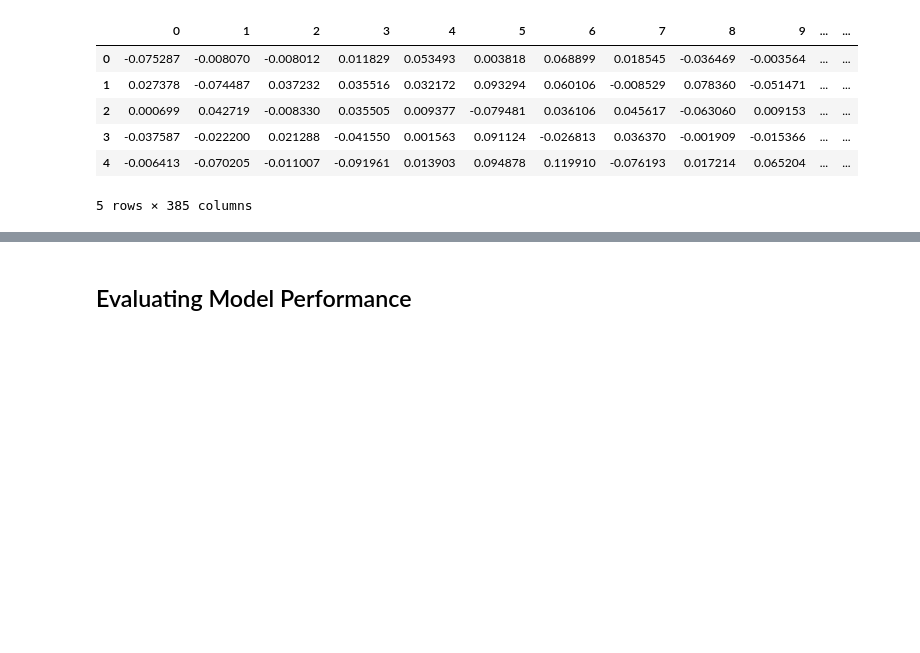
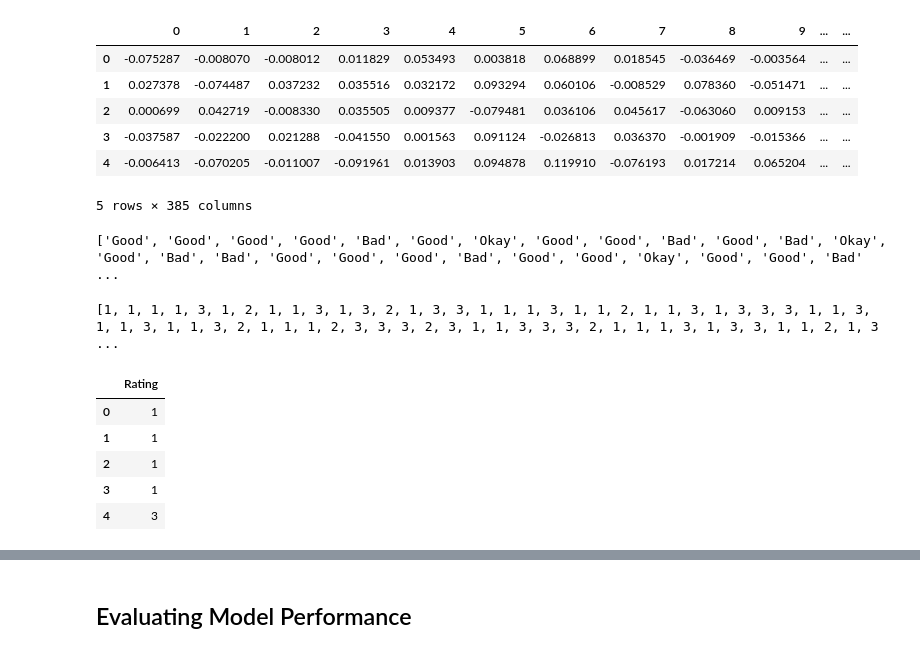
Before and after one commit to msills30/Spotify-Review, a Jupyter notebook: spotify_analysis.ipynb, the cells around one changed output, grey strips where cells are left out. Cells and saved outputs as stored; diff of their text form; code cells hidden in the pictures; blank space fills up the shorter version.

```diff
--- a/spotify_analysis.ipynb
+++ b/spotify_analysis.ipynb
@@ -178,3 +178,39 @@ final_embed.head()
 | 3 | -0.037587 | -0.022200 | 0.021288 | -0.041550 | 0.001563 | 0.091124 | -0.026813 | 0.036370 | -0.001909 | -0.015366 | ... | ... |
 | 4 | -0.006413 | -0.070205 | -0.011007 | -0.091961 | 0.013903 | 0.094878 | 0.119910 | -0.076193 | 0.017214 | 0.065204 | ... | ... |
 5 rows × 385 columns
+# %%
+score_edit = []
+for scoring in final_embed['score']:
+    if scoring > 3:
+        score_edit.append('Good')
+    elif scoring == 3:
+        score_edit.append('Okay')
+    else:
+        score_edit.append('Bad')
+
+print(score_edit)
+# %% [output]
+['Good', 'Good', 'Good', 'Good', 'Bad', 'Good', 'Okay', 'Good', 'Good', 'Bad', 'Good', 'Bad', 'Okay', 'Good', 'Bad', 'Bad', 'Good', 'Good', 'Good', 'Bad', 'Good', 'Good', 'Okay', 'Good', 'Good', 'Bad' ...
+# %%
+score_renum = []
+for num in score_edit:
+    if num == 'Good':
+        score_renum.append(1)
+    elif num == 'Okay':
+        score_renum.append(2)
+    else:
+        score_renum.append(3)
+
+print(score_renum)
+# %% [output]
+[1, 1, 1, 1, 3, 1, 2, 1, 1, 3, 1, 3, 2, 1, 3, 3, 1, 1, 1, 3, 1, 1, 2, 1, 1, 3, 1, 3, 3, 3, 1, 1, 3, 1, 1, 3, 1, 1, 3, 2, 1, 1, 1, 2, 3, 3, 3, 2, 3, 1, 1, 3, 3, 3, 2, 1, 1, 1, 3, 1, 3, 3, 1, 1, 2, 1, 3 ...
+# %%
+number_score = pd.DataFrame({"Rating":score_renum})
+number_score.head()
+# %% [output]
+|  | Rating |
+| 0 | 1 |
+| 1 | 1 |
+| 2 | 1 |
+| 3 | 1 |
+| 4 | 3 |
```
Also changed, not shown: parts of 15 cells of this notebook.
